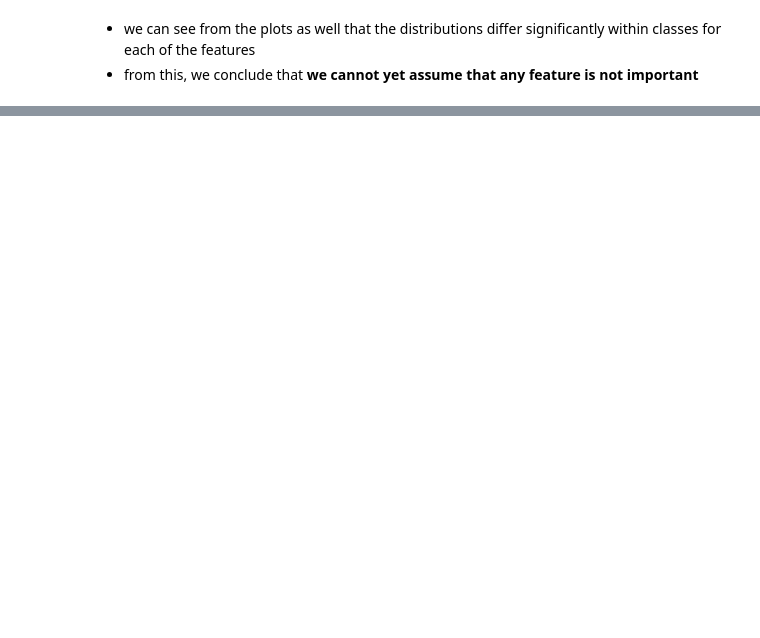
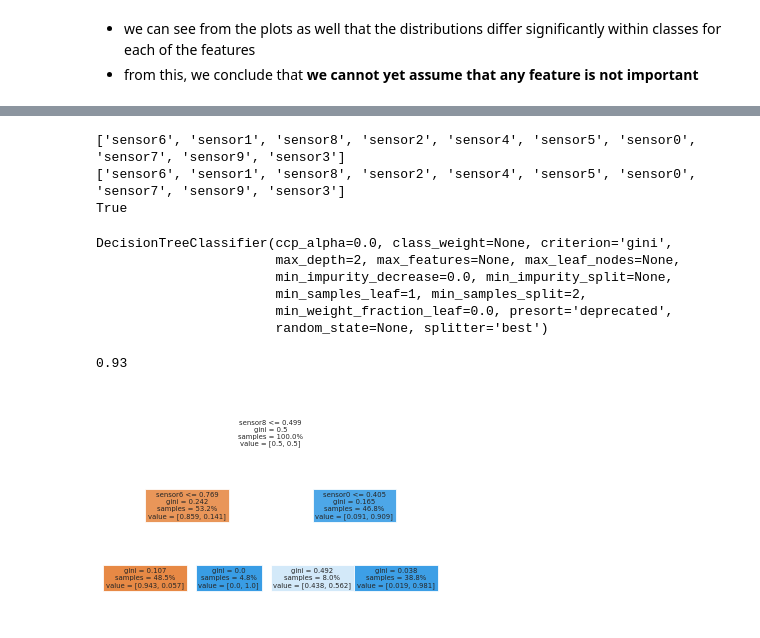
Before and after one commit to ShaunakSen/Data-Science-and-Machine-Learning, a Jupyter notebook: SmartSteelTech_Challenge.ipynb, the cells around one changed output, grey strips where cells are left out. Drawn from its saved outputs; the diff is of its cells as text; code cells hidden in the pictures; blank space fills up the shorter version.

```diff
--- a/SmartSteelTech_Challenge.ipynb
+++ b/SmartSteelTech_Challenge.ipynb
@@ -191,0 +269,3 @@ plot_feature_distribution_per_class(data, features, 4)
+# %%
+### convert the class labels to be 0 and 1 for compatiblity with sklearn
+data['class_label'] = [1 if label_==1 else 0 for label_ in data['class_label']]
@@ -191,0 +288,4 @@ plot_feature_distribution_per_class(data, features, 4)
+# %%
+features = [f'sensor{i}' for i in range(10)]
+
+X, y = data.loc[:, features], data['class_label']
@@ -191,0 +325,33 @@ plot_feature_distribution_per_class(data, features, 4)
+# %%
+feature_rank_f1 = [item['feature'] for item in sorted(results_data, key=lambda res_: res_['f1_score'], reverse=True)]
+feature_rank_acc = [item['feature'] for item in sorted(results_data, key=lambda res_: res_['accuracy'], reverse=True)]
+
+print (feature_rank_f1)
+print (feature_rank_acc)
+
+print (feature_rank_acc == feature_rank_f1)
+# %% [output]
+['sensor6', 'sensor1', 'sensor8', 'sensor2', 'sensor4', 'sensor5', 'sensor0', 'sensor7', 'sensor9', 'sensor3']
+['sensor6', 'sensor1', 'sensor8', 'sensor2', 'sensor4', 'sensor5', 'sensor0', 'sensor7', 'sensor9', 'sensor3']
+True
+# %%
+clf = DecisionTreeClassifier(max_depth=2)
+# %%
+clf.fit(X, y)
+# %% [output]
+DecisionTreeClassifier(ccp_alpha=0.0, class_weight=None, criterion='gini',
+                       max_depth=2, max_features=None, max_leaf_nodes=None,
+                       min_impurity_decrease=0.0, min_impurity_split=None,
+                       min_samples_leaf=1, min_samples_split=2,
+                       min_weight_fraction_leaf=0.0, presort='deprecated',
+                       random_state=None, splitter='best')
+# %%
+y_pred = clf.predict(X)
+
+accuracy_score(y_true=y, y_pred=y_pred)
+# %% [output]
+0.93
+# %%
+plot_tree(clf, feature_names=list(X.columns), filled=True, proportion=True);
+# %% [output]
+[figure, added]
```
Also changed, not shown: parts of 18 cells of this notebook.
